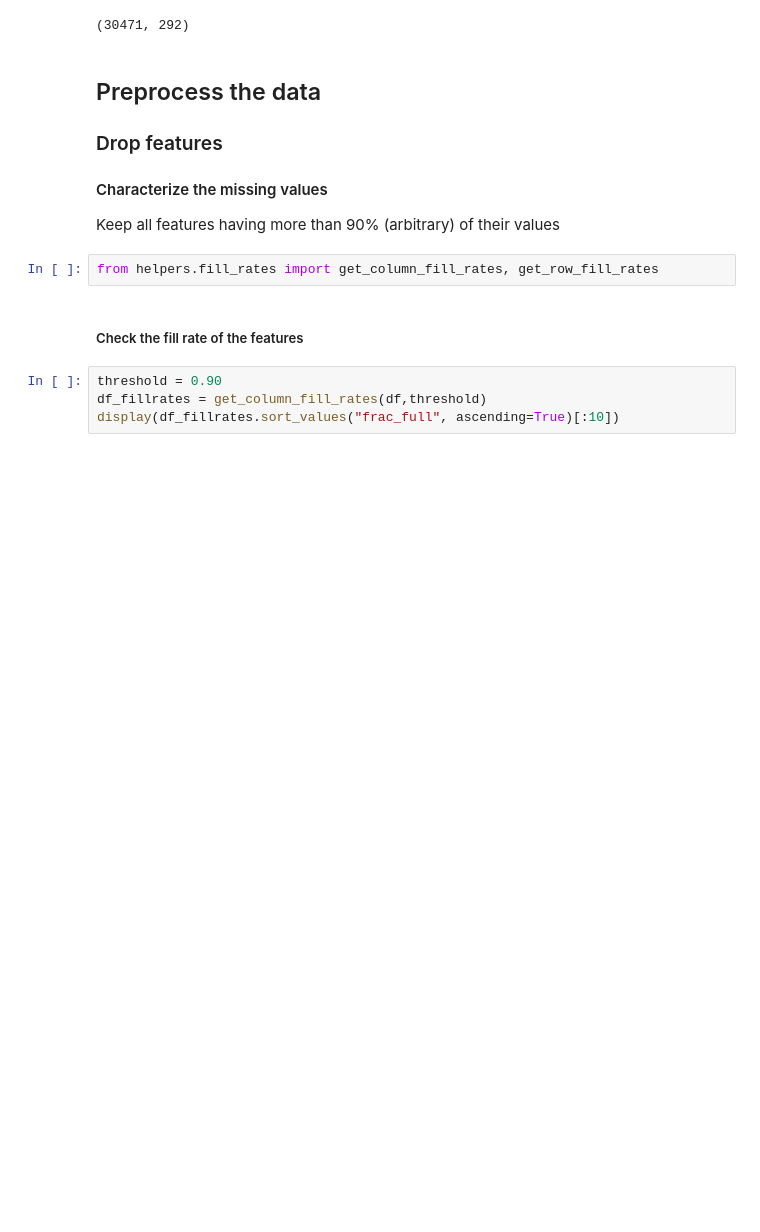
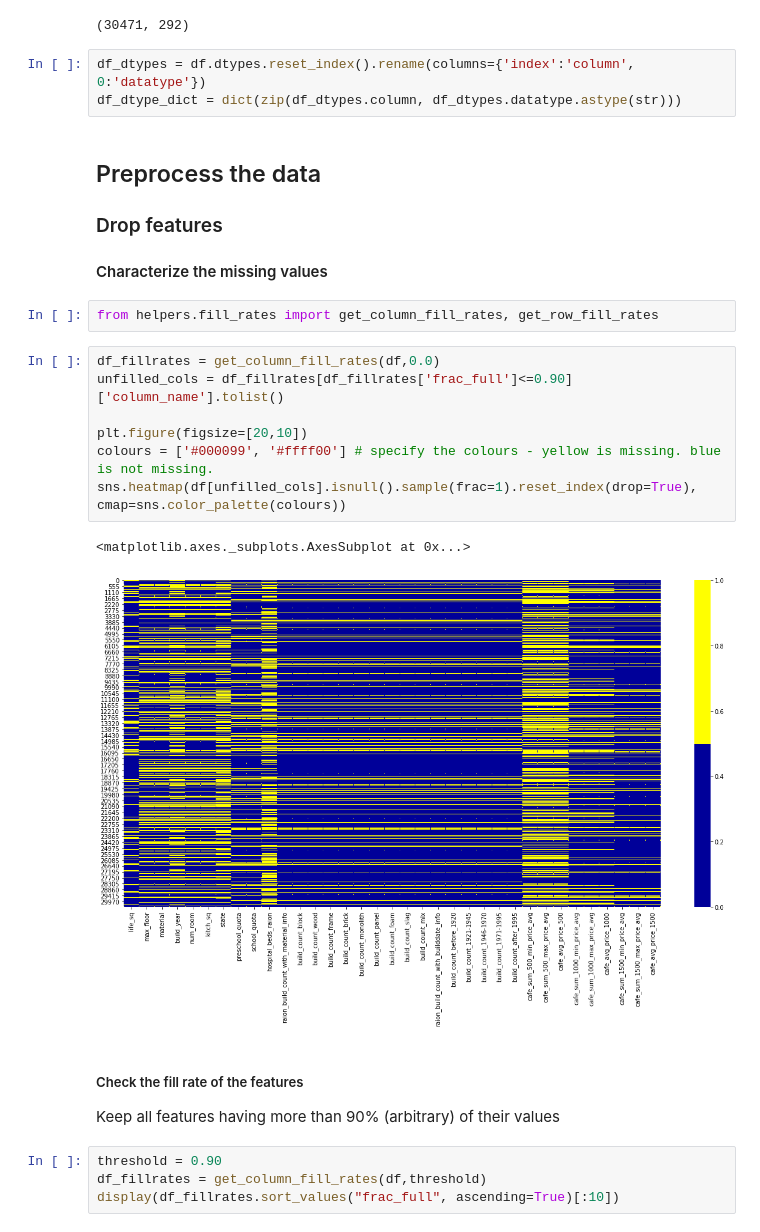
Before and after one commit to m-salewski/data-modeling-protocol, a Jupyter notebook: notebooks/modeling/sberbank_russian_housing__main.ipynb, the cells around one changed output. Cells and saved outputs as stored; diff of their text form; blank space fills up the shorter version.

```diff
--- a/notebooks/modeling/sberbank_russian_housing__main.ipynb
+++ b/notebooks/modeling/sberbank_russian_housing__main.ipynb
@@ -118,18 +121,31 @@ df = pd.read_csv('../../datasets/sberbank-russian-housing-market/train.csv', \
 df.shape
 # %% [output]
 (30471, 292)
+# %%
+df_dtypes = df.dtypes.reset_index().rename(columns={'index':'column', 0:'datatype'})
+df_dtype_dict = dict(zip(df_dtypes.column, df_dtypes.datatype.astype(str)))
 # %% [markdown]
 ## Preprocess the data
 
 ### Drop features
 
 #### Characterize the missing values
-
-Keep all features having more than 90% (arbitrary) of their values
 # %%
 from helpers.fill_rates import get_column_fill_rates, get_row_fill_rates
+# %%
+df_fillrates = get_column_fill_rates(df,0.0)
+unfilled_cols = df_fillrates[df_fillrates['frac_full']<=0.90]['column_name'].tolist()
+
+plt.figure(figsize=[20,10])
+colours = ['#000099', '#ffff00'] # specify the colours - yellow is missing. blue is not missing.
+sns.heatmap(df[unfilled_cols].isnull().sample(frac=1).reset_index(drop=True), cmap=sns.color_palette(colours))
+# %% [output]
+<matplotlib.axes._subplots.AxesSubplot at 0x...>
+[figure, added]
 # %% [markdown]
 ##### Check the fill rate of the features
+
+Keep all features having more than 90% (arbitrary) of their values
 # %%
 threshold = 0.90
 df_fillrates = get_column_fill_rates(df,threshold)
```
Also changed, not shown: parts of 49 cells of this notebook, 1 other file.
